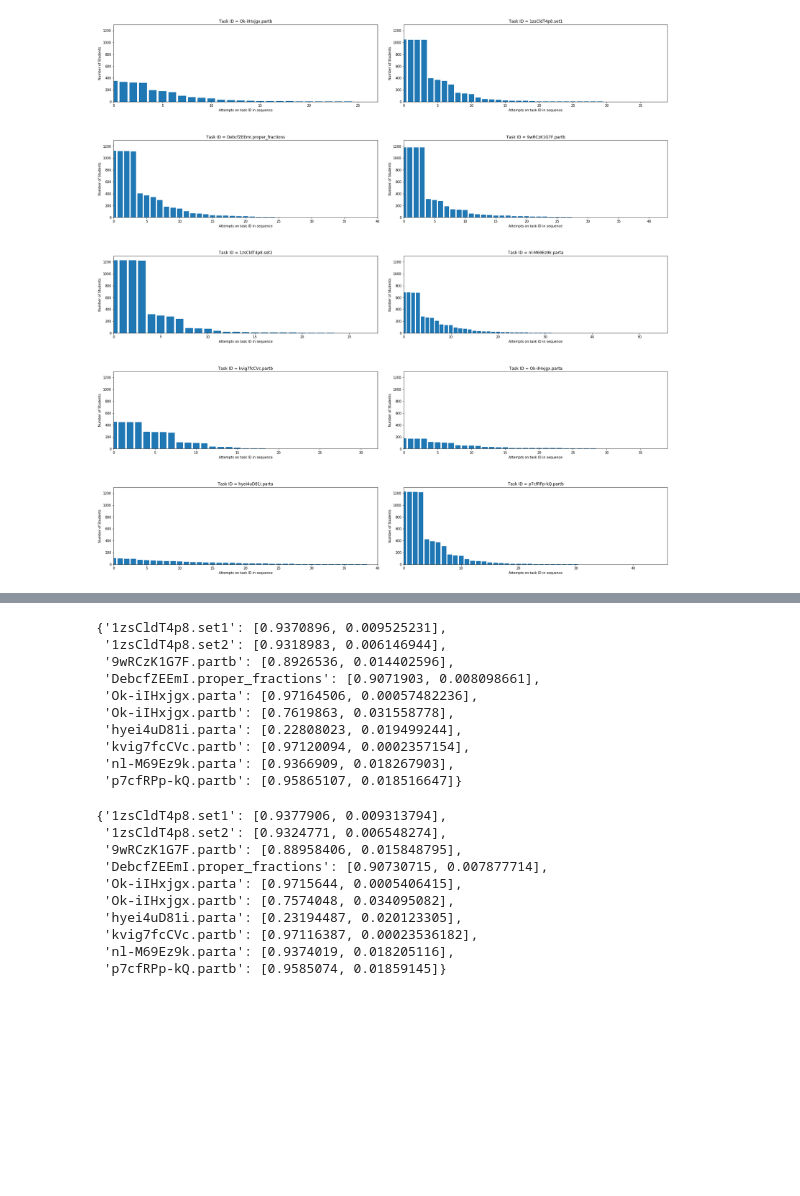
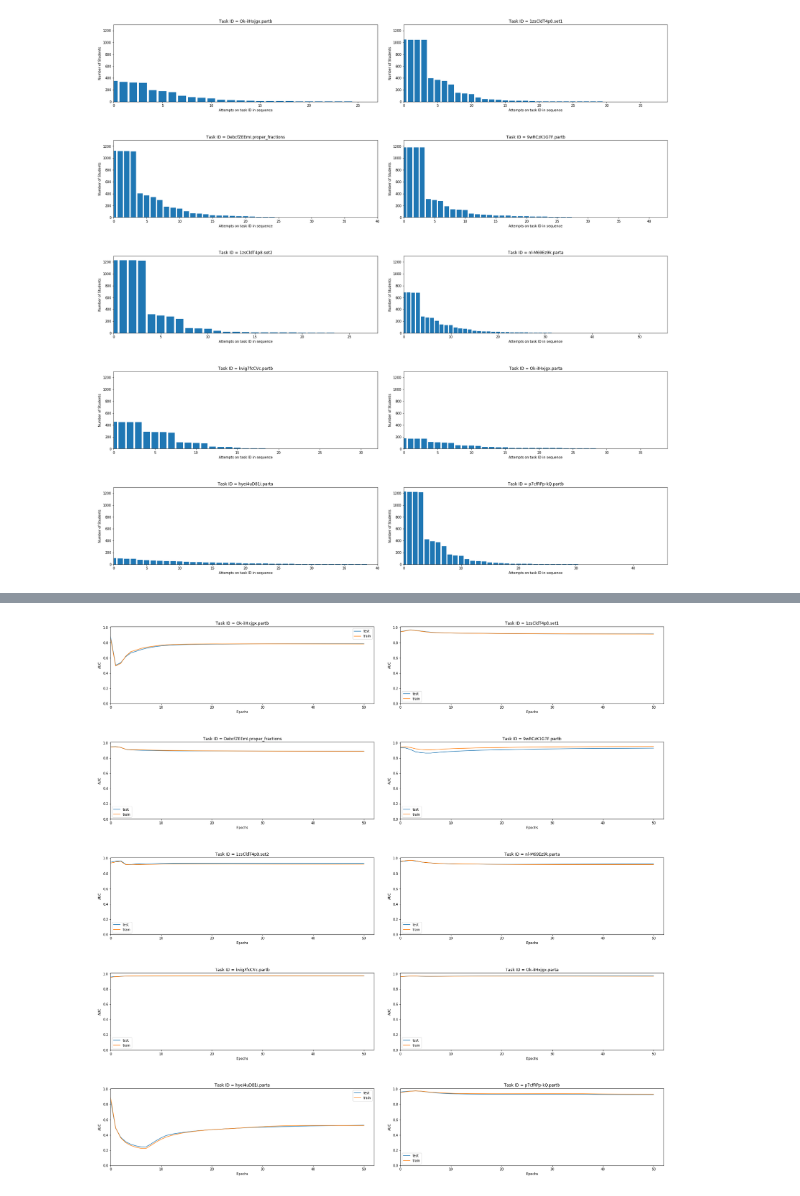
Before and after one commit to aroraakshit/deep_knowledge_tracing, a Jupyter notebook: notebooks/separate_models.ipynb, the cells around one changed output, grey strips where cells are left out. Cells and saved outputs as stored; diff of their text form; code cells hidden in the pictures; blank space fills up the shorter version.

```diff
--- a/notebooks/separate_models.ipynb
+++ b/notebooks/separate_models.ipynb
@@ -246,26 +254,17 @@ Step: 100, cost: 0.671867, train set AUC: 0.9230084:0.92390996, test set AUC: 0.
-# %%
-pp.pprint(test_AUC_all_tasks)
-# %% [output]
-{'1zsCldT4p8.set1': [0.9370896, 0.009525231],
- '1zsCldT4p8.set2': [0.9318983, 0.006146944],
- '9wRCzK1G7F.partb': [0.8926536, 0.014402596],
- 'DebcfZEEmI.proper_fractions': [0.9071903, 0.008098661],
- 'Ok-iIHxjgx.parta': [0.97164506, 0.00057482236],
- 'Ok-iIHxjgx.partb': [0.7619863, 0.031558778],
- 'hyei4uD81i.parta': [0.22808023, 0.019499244],
- 'kvig7fcCVc.partb': [0.97120094, 0.0002357154],
- 'nl-M69Ez9k.parta': [0.9366909, 0.018267903],
- 'p7cfRPp-kQ.partb': [0.95865107, 0.018516647]}
-# %%
-pp.pprint(train_AUC_all_tasks)
-# %% [output]
-{'1zsCldT4p8.set1': [0.9377906, 0.009313794],
- '1zsCldT4p8.set2': [0.9324771, 0.006548274],
- '9wRCzK1G7F.partb': [0.88958406, 0.015848795],
- 'DebcfZEEmI.proper_fractions': [0.90730715, 0.007877714],
- 'Ok-iIHxjgx.parta': [0.9715644, 0.0005406415],
- 'Ok-iIHxjgx.partb': [0.7574048, 0.034095082],
- 'hyei4uD81i.parta': [0.23194487, 0.020123305],
- 'kvig7fcCVc.partb': [0.97116387, 0.00023536182],
- 'nl-M69Ez9k.parta': [0.9374019, 0.018205116],
- 'p7cfRPp-kQ.partb': [0.9585074, 0.01859145]}
+# %%
+fig, axs = plt.subplots(5,2, figsize=(30, 30), facecolor='w', edgecolor='k')
+fig.subplots_adjust(hspace = .5, wspace=0.1)
+
+axs = axs.ravel()
+
+for i,value in enumerate(another_2):
+    axs[i-1].plot(test_AUC_all_tasks[value],label='test')
+    axs[i-1].plot(train_AUC_all_tasks[value],label='train')
+    axs[i-1].set_ylim(0,1.01)
+    axs[i-1].set_xlim(0,52)
+    axs[i-1].set_xlabel("Epochs")
+    axs[i-1].set_ylabel("AUC")
+    axs[i-1].legend(loc="best")
+    axs[i-1].set_title("Task ID = "+str(value))
+# %% [output]
+[figure, added]
```
Also changed, not shown: parts of 3 cells of this notebook.
